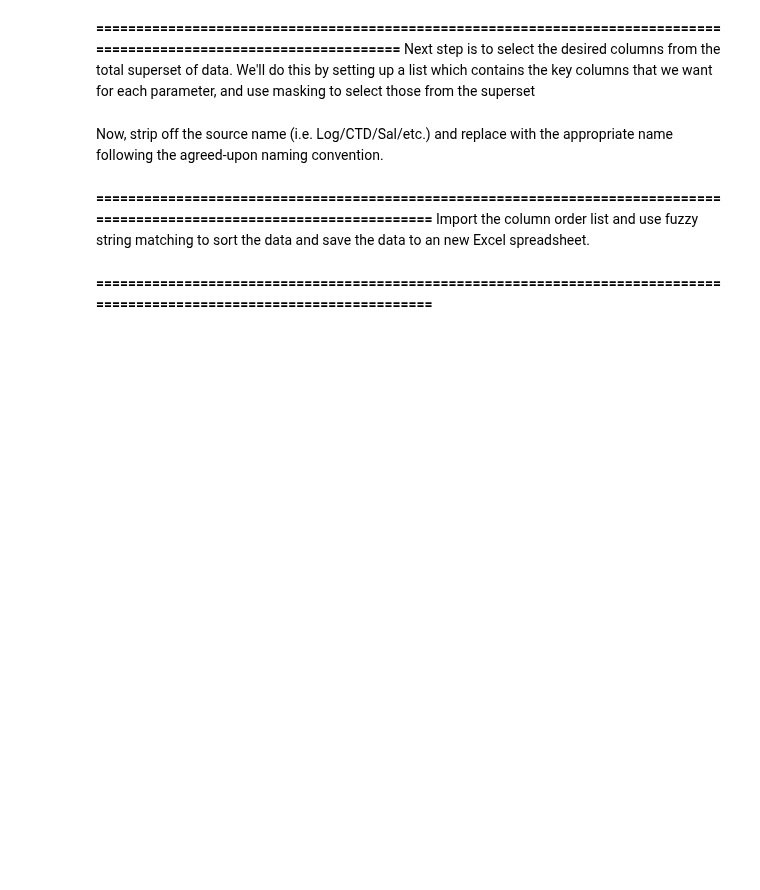
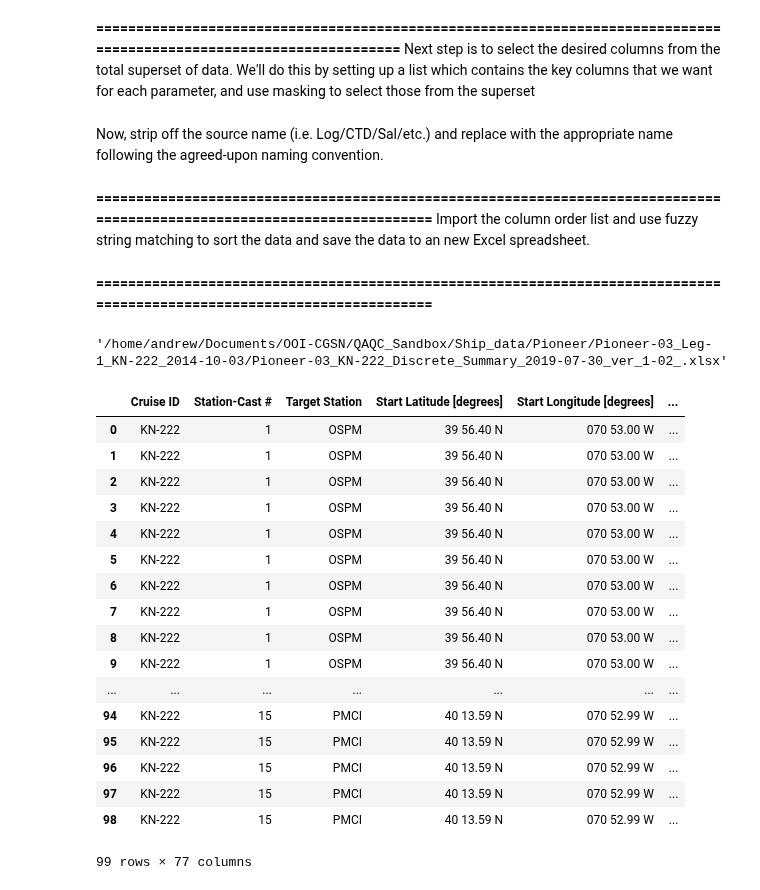
Before and after one commit to cooleyky/QAQC_Sandbox, a Jupyter notebook: Ship_data/btl_processing.ipynb, the cells around one changed output. Saved outputs shown, nothing was run; the diff lists cells and outputs as text; code cells hidden in the pictures; blank space fills up the shorter version.

```diff
--- a/Ship_data/btl_processing.ipynb
+++ b/Ship_data/btl_processing.ipynb
@@ -45,8 +45,8 @@ Declare the directory paths to where the relevant information is stored:
 # %%
 basepath = '/home/andrew/Documents/OOI-CGSN/QAQC_Sandbox/Ship_data/'
 array = 'Pioneer/'
-cruise = 'Pioneer-04_AT-27_2015-04-28/'
+cruise = 'Pioneer-03_Leg-1_KN-222_2014-10-03/'
 water = 'Water Sampling/'
 ctd = 'ctd/'
-leg = 'Leg 1 (at27a)/'
+leg = ''
 # %%
@@ -873,11 +703,32 @@ summary.to_csv(basepath+array+cruise+'Pioneer-05_AT-31_Discrete_Summary_2019-07-
 # %%
 #summary_file = '/home/andrew/Documents/OOI-CGSN/ooicgsn-water-sampling/Pioneer-07_AR-08_Discrete_Summary_2019-06-25_ver_1-01_.xlsx'
-summary_file = basepath+array+cruise+'Pioneer-05_AT-31_Discrete_Summary_2019-07-16_ver_1-02_.xlsx'
+summary_file = basepath+array+cruise+'Pioneer-03_KN-222_Discrete_Summary_2019-07-30_ver_1-02_.xlsx'
 summary_file
+# %% [output]
+'/home/andrew/Documents/OOI-CGSN/QAQC_Sandbox/Ship_data/Pioneer/Pioneer-03_Leg-1_KN-222_2014-10-03/Pioneer-03_KN-222_Discrete_Summary_2019-07-30_ver_1-02_.xlsx'
 # %%
 summary = pd.read_excel(summary_file)
-summary.drop(columns='Unnamed: 0', inplace=True)
+#summary.drop(columns='Unnamed: 0', inplace=True)
 summary
+# %% [output]
+|  | Cruise ID | Station-Cast # | Target Station | Start Latitude [degrees] | Start Longitude [degrees] | ... |
+| 0 | KN-222 | 1 | OSPM | 39 56.40 N | 070 53.00 W | ... |
+| 1 | KN-222 | 1 | OSPM | 39 56.40 N | 070 53.00 W | ... |
+| 2 | KN-222 | 1 | OSPM | 39 56.40 N | 070 53.00 W | ... |
+| 3 | KN-222 | 1 | OSPM | 39 56.40 N | 070 53.00 W | ... |
+| 4 | KN-222 | 1 | OSPM | 39 56.40 N | 070 53.00 W | ... |
+| 5 | KN-222 | 1 | OSPM | 39 56.40 N | 070 53.00 W | ... |
+| 6 | KN-222 | 1 | OSPM | 39 56.40 N | 070 53.00 W | ... |
+| 7 | KN-222 | 1 | OSPM | 39 56.40 N | 070 53.00 W | ... |
+| 8 | KN-222 | 1 | OSPM | 39 56.40 N | 070 53.00 W | ... |
+| 9 | KN-222 | 1 | OSPM | 39 56.40 N | 070 53.00 W | ... |
+| ... | ... | ... | ... | ... | ... | ... |
+| 94 | KN-222 | 15 | PMCI | 40 13.59 N | 070 52.99 W | ... |
+| 95 | KN-222 | 15 | PMCI | 40 13.59 N | 070 52.99 W | ... |
+| 96 | KN-222 | 15 | PMCI | 40 13.59 N | 070 52.99 W | ... |
+| 97 | KN-222 | 15 | PMCI | 40 13.59 N | 070 52.99 W | ... |
+| 98 | KN-222 | 15 | PMCI | 40 13.59 N | 070 52.99 W | ... |
+99 rows × 77 columns
 # %%
 cols = [x for x in summary.columns if 'flag' in x.lower()]
 # %%
```
Also changed, not shown: parts of 27 cells of this notebook.
